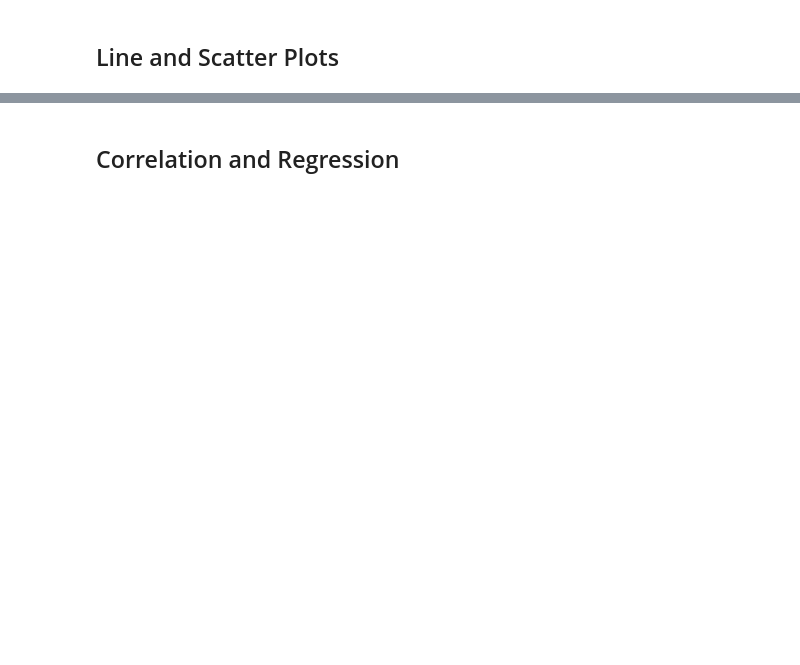
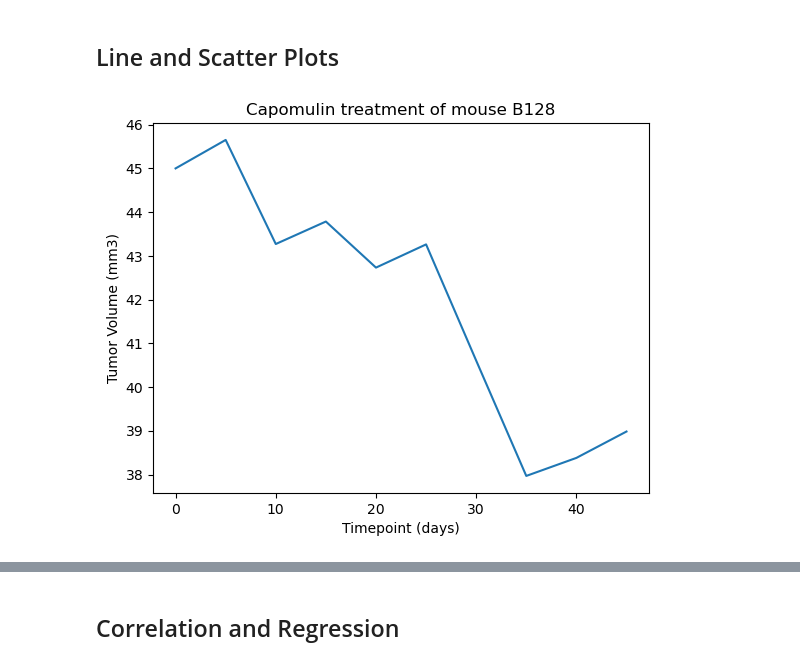
Before and after one commit to dtjskim/visualization-challenge, a Jupyter notebook: Pymaceuticals/pymaceuticals_starter.ipynb, the cells around one changed output, grey strips where cells are left out. Saved outputs shown, nothing was run; the diff lists cells and outputs as text; code cells hidden in the pictures; blank space fills up the shorter version.

```diff
--- a/Pymaceuticals/pymaceuticals_starter.ipynb
+++ b/Pymaceuticals/pymaceuticals_starter.ipynb
@@ -211,0 +241,19 @@ plt.show()
+# %%
+# Generate a line plot of tumor volume vs. time point for a single mouse treated with Capomulin
+capomulin_df = combined_df_clean[combined_df_clean['Drug Regimen'] == 'Capomulin']
+
+# Select a single mouse, e.g., Mouse ID 'I509'
+single_mouse_df = capomulin_df[capomulin_df['Mouse ID'] == 'b128']
+
+# Plotting the line plot
+plt.plot(single_mouse_df['Timepoint'], single_mouse_df['Tumor Volume (mm3)'])
+
+# Adding labels and title
+plt.xlabel('Timepoint (days)')
+plt.ylabel('Tumor Volume (mm3)')
+plt.title('Capomulin treatment of mouse B128')
+
+# Show the plot
+plt.show()
+# %% [output]
+[figure, added]
```
Also changed, not shown: parts of 11 cells of this notebook, 1 other file.
